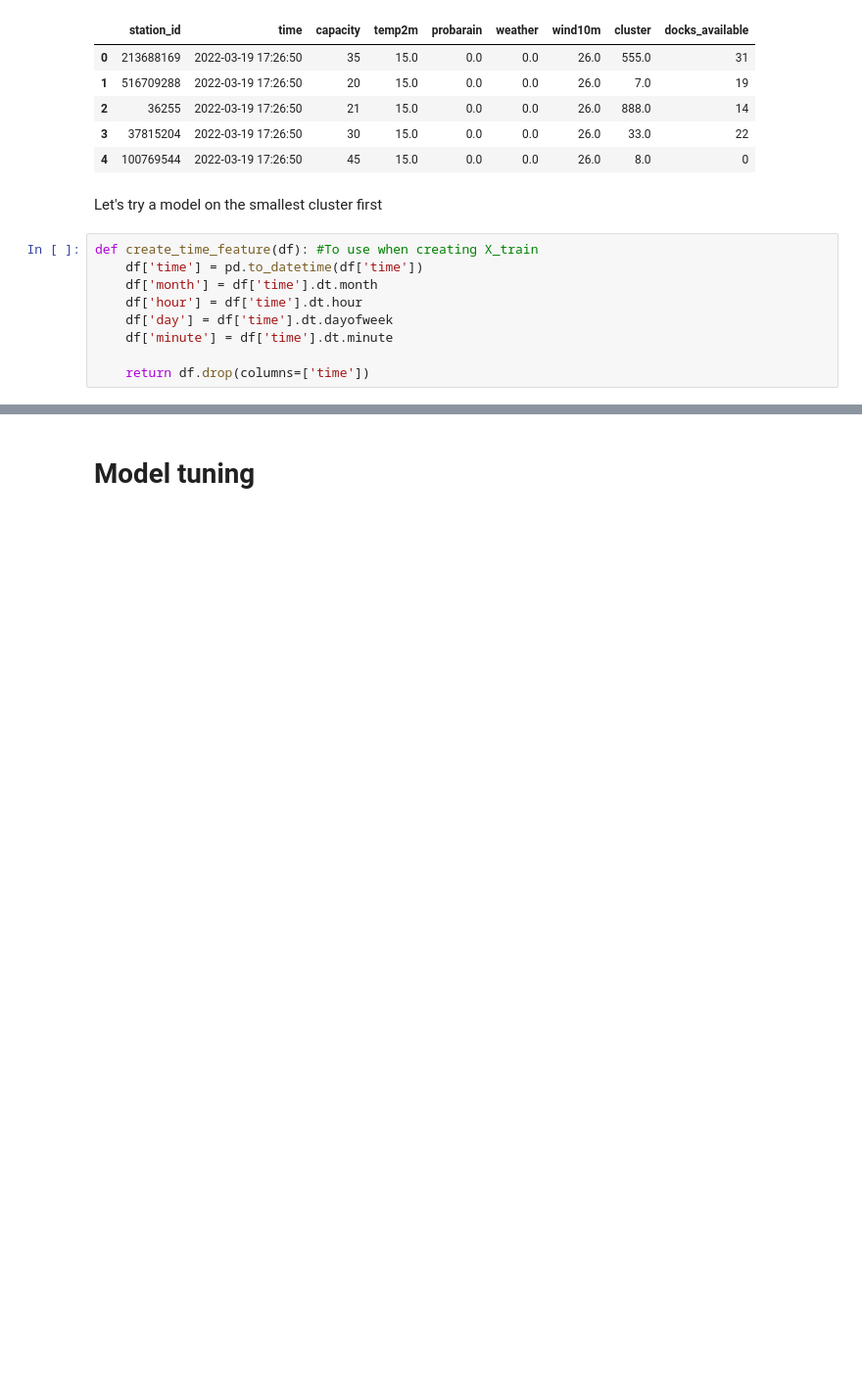
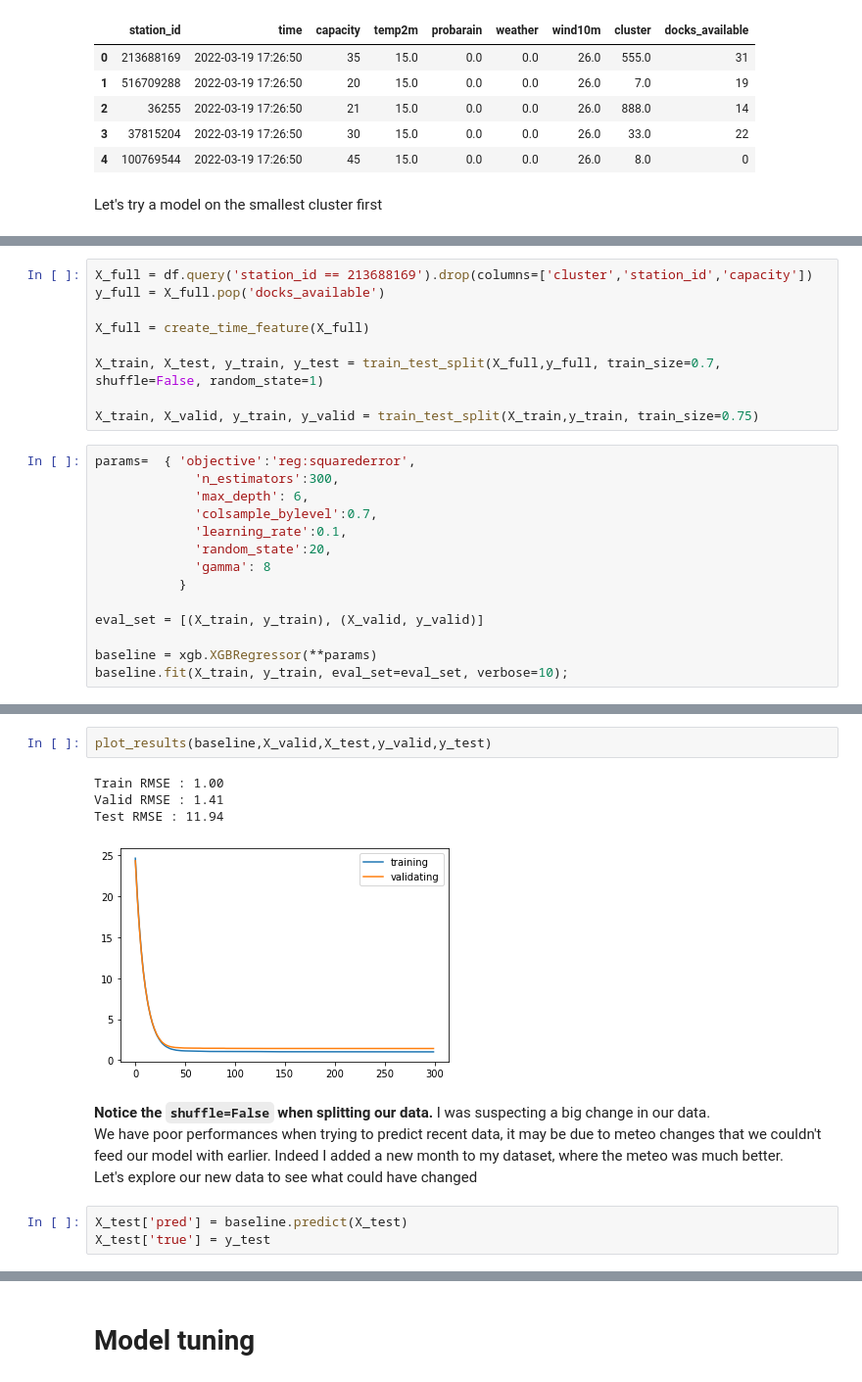
Before and after one commit to Sebastien01/velib_prediction, a Jupyter notebook: notebooks/modeling.ipynb, the cells around one changed output, grey strips where cells are left out. Shown: that part at 98% size. Cells and saved outputs as stored; diff of their text form; blank space fills up the shorter version.

Commit message:
réentrainement des models

```diff
--- a/notebooks/modeling.ipynb
+++ b/notebooks/modeling.ipynb
@@ -34,12 +37,3 @@ df.head()
 | 4 | 100769544 | 2022-03-19 17:26:50 | 45 | 15.0 | 0.0 | 0.0 | 26.0 | 8.0 | 0 |
 # %% [markdown]
 Let's try a model on the smallest cluster first
-# %%
-def create_time_feature(df): #To use when creating X_train
-    df['time'] = pd.to_datetime(df['time'])
-    df['month'] = df['time'].dt.month
-    df['hour'] = df['time'].dt.hour
-    df['day'] = df['time'].dt.dayofweek
-    df['minute'] = df['time'].dt.minute
-
-    return df.drop(columns=['time'])
@@ -45,0 +64,23 @@ def create_time_feature(df): #To use when creating X_train
+# %%
+X_full = df.query('station_id == 213688169').drop(columns=['cluster','station_id','capacity'])
+y_full = X_full.pop('docks_available')
+
+X_full = create_time_feature(X_full)
+
+X_train, X_test, y_train, y_test = train_test_split(X_full,y_full, train_size=0.7, shuffle=False, random_state=1)
+
+X_train, X_valid, y_train, y_valid = train_test_split(X_train,y_train, train_size=0.75)
+# %%
+params=  { 'objective':'reg:squarederror',
+             'n_estimators':300,
+             'max_depth': 6,
+             'colsample_bylevel':0.7,
+             'learning_rate':0.1,
+             'random_state':20,
+             'gamma': 8
+           }
+
+eval_set = [(X_train, y_train), (X_valid, y_valid)]
+
+baseline = xgb.XGBRegressor(**params)
+baseline.fit(X_train, y_train, eval_set=eval_set, verbose=10);
@@ -45,0 +105,14 @@ def create_time_feature(df): #To use when creating X_train
+# %%
+plot_results(baseline,X_valid,X_test,y_valid,y_test)
+# %% [output]
+Train RMSE : 1.00
+Valid RMSE : 1.41
+Test RMSE : 11.94
+[figure, added]
+# %% [markdown]
+__Notice the `shuffle=False` when splitting our data.__ I was suspecting a big change in our data.
+We have poor performances when trying to predict recent data, it may be due to meteo changes that we couldn't feed our model with earlier. Indeed I added a new month to my dataset, where the meteo was much better.
+Let's explore our new data to see what could have changed
+# %%
+X_test['pred'] = baseline.predict(X_test)
+X_test['true'] = y_test
```
Also changed, not shown: parts of 34 cells of this notebook, 19 other files.
